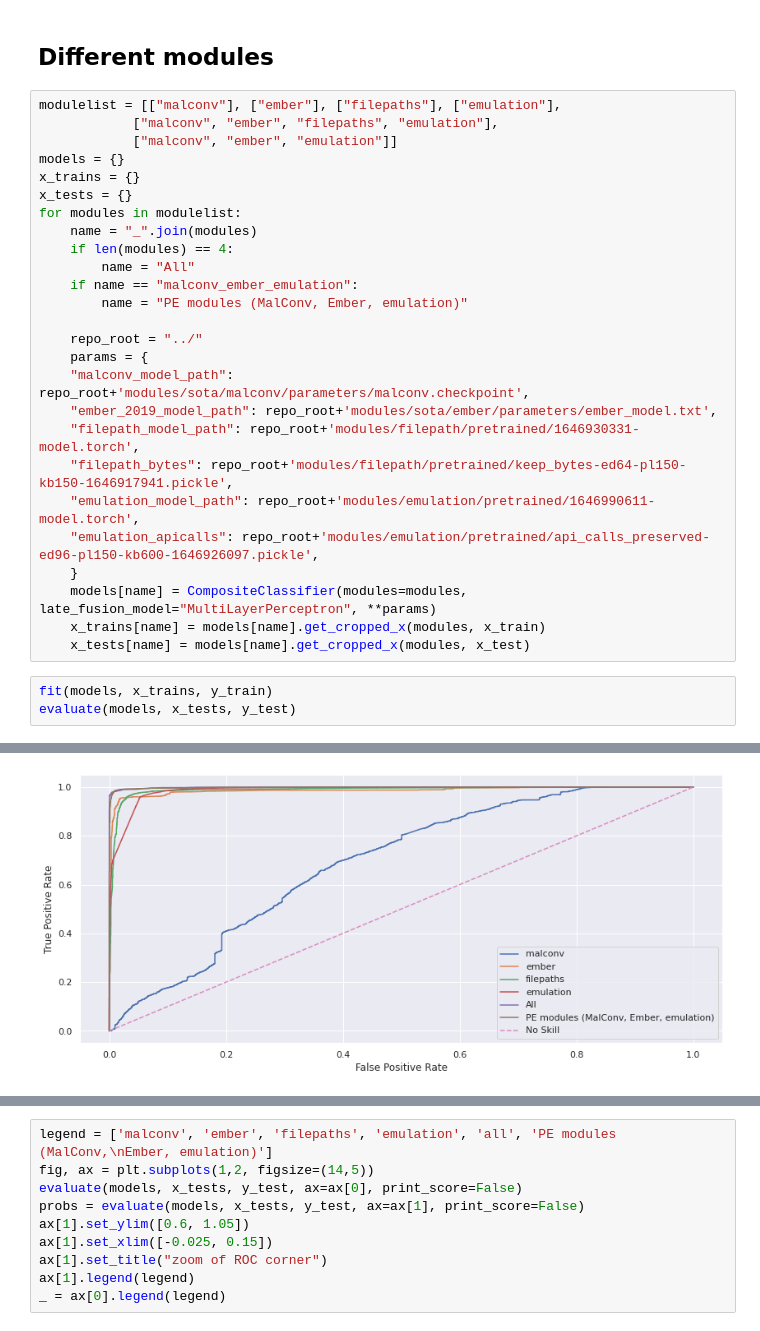
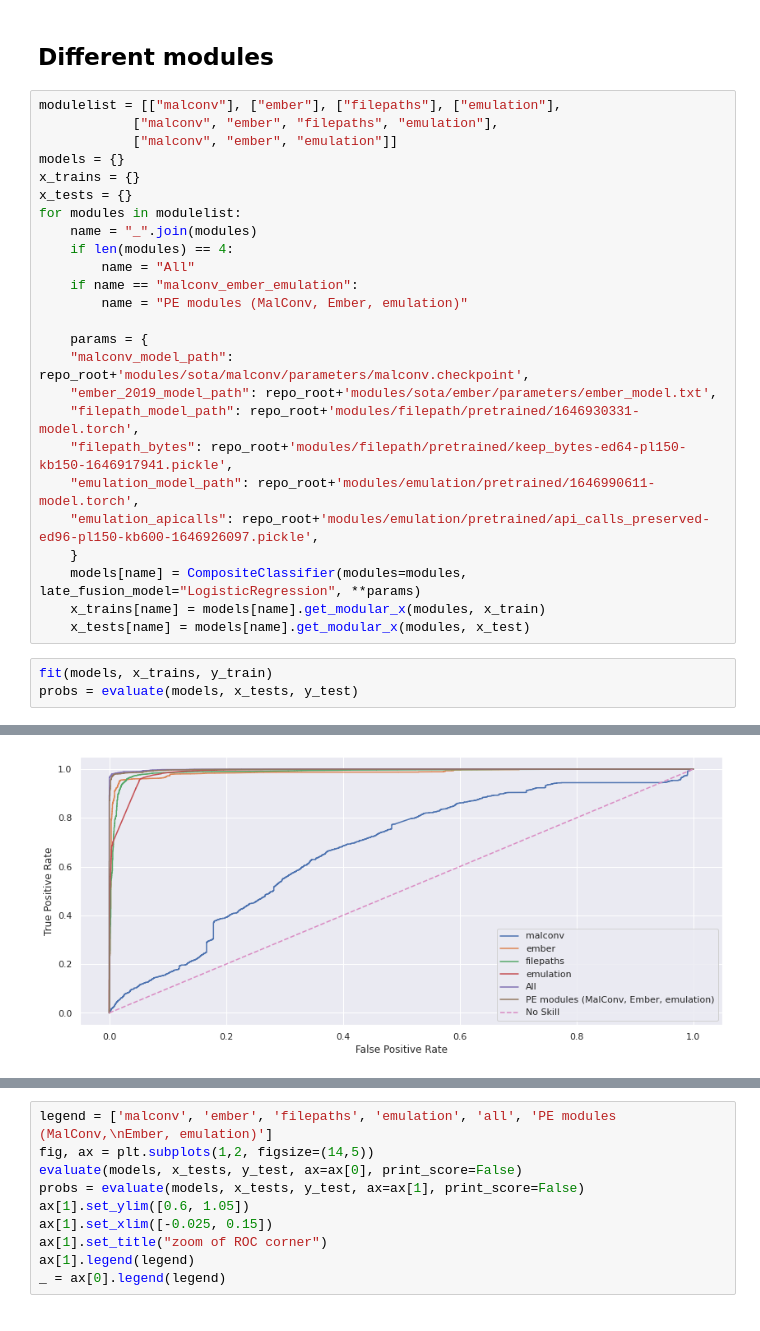
Before and after one commit to dtrizna/quo.vadis, a Jupyter notebook: evaluation/composite/composite_model_evaluation.ipynb, the cells around one changed output, grey strips where cells are left out. Saved outputs shown, nothing was run; the diff lists cells and outputs as text.

Commit message:
unification of CompositeClassifier methods

```diff
--- a/evaluation/composite/composite_model_evaluation.ipynb
+++ b/evaluation/composite/composite_model_evaluation.ipynb
@@ -127,7 +121,6 @@ for modules in modulelist:
     if name == "malconv_ember_emulation":
         name = "PE modules (MalConv, Ember, emulation)"
 
-    repo_root = "../"
     params = {
     "malconv_model_path": repo_root+'modules/sota/malconv/parameters/malconv.checkpoint',
     "ember_2019_model_path": repo_root+'modules/sota/ember/parameters/ember_model.txt',
@@ -136,10 +129,10 @@ for modules in modulelist:
     "emulation_model_path": repo_root+'modules/emulation/pretrained/1646990611-model.torch',
     "emulation_apicalls": repo_root+'modules/emulation/pretrained/api_calls_preserved-ed96-pl150-kb600-1646926097.pickle',
     }
-    models[name] = CompositeClassifier(modules=modules, late_fusion_model="MultiLayerPerceptron", **params)
-    x_trains[name] = models[name].get_cropped_x(modules, x_train)
-    x_tests[name] = models[name].get_cropped_x(modules, x_test)
+    models[name] = CompositeClassifier(modules=modules, late_fusion_model="LogisticRegression", **params)
+    x_trains[name] = models[name].get_modular_x(modules, x_train)
+    x_tests[name] = models[name].get_modular_x(modules, x_test)
 # %%
 fit(models, x_trains, y_train)
-evaluate(models, x_tests, y_test)
+probs = evaluate(models, x_tests, y_test)
 # %% [output]
@@ -176 +156 @@ weighted avg     0.9871    0.9869    0.9869     18172
-[figure, old version]
+[figure, new version]
```
Also changed, not shown: parts of 6 cells of this notebook, 4 other files.
